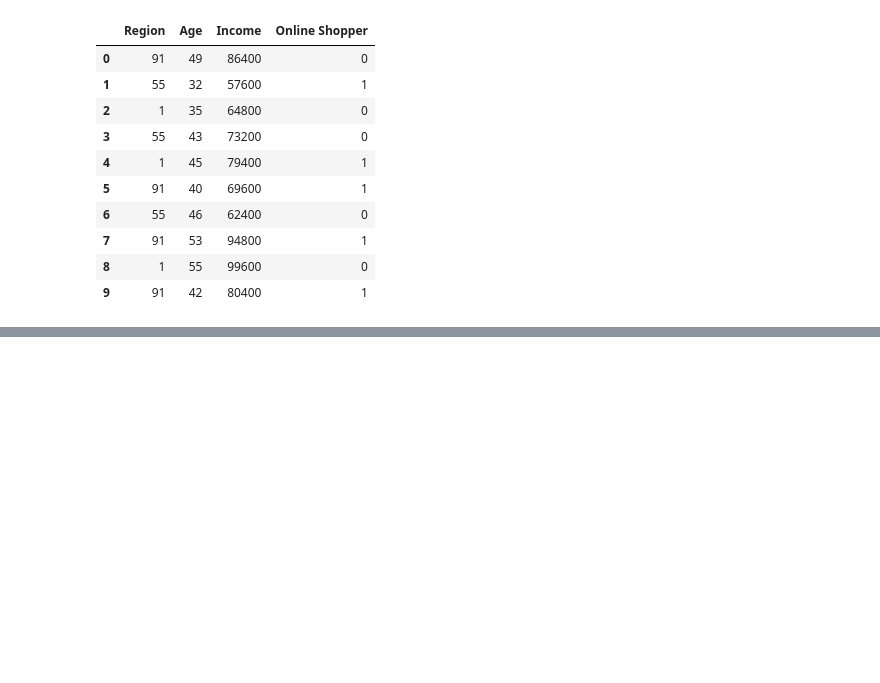
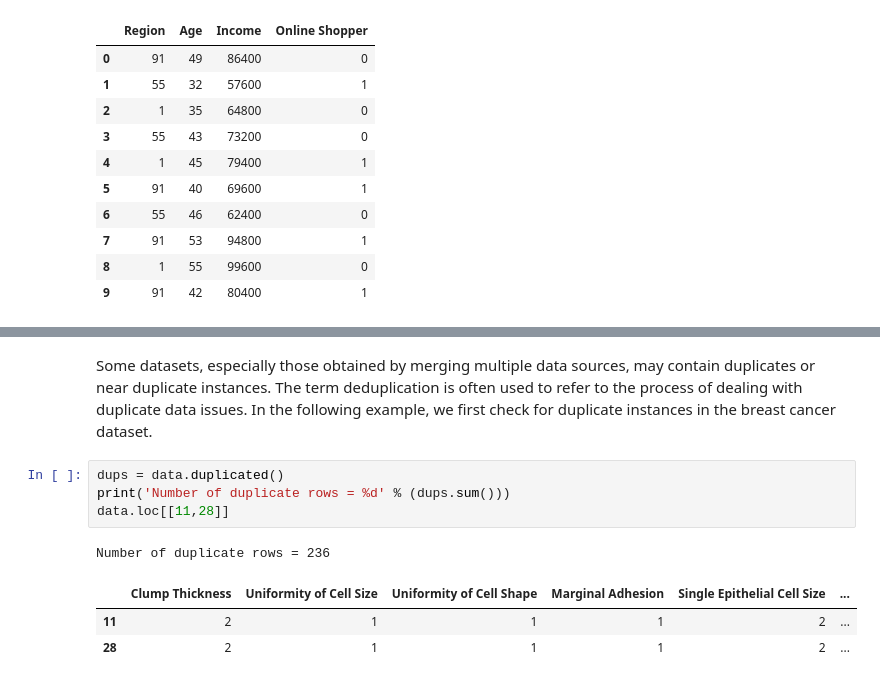
Before and after one commit to sudiptamondal1802/Data-Mining, a Jupyter notebook: Data preprocessing/Data Cleaning.ipynb, the cells around one changed output, grey strips where cells are left out. Saved outputs shown, nothing was run; the diff lists cells and outputs as text; blank space fills up the shorter version.

```diff
--- a/Data preprocessing/Data Cleaning.ipynb
+++ b/Data preprocessing/Data Cleaning.ipynb
@@ -124,0 +251,11 @@ Name: Region, dtype: int64
+# %% [markdown]
+Some datasets, especially those obtained by merging multiple data sources, may contain duplicates or near duplicate instances. The term deduplication is often used to refer to the process of dealing with duplicate data issues. In the following example, we first check for duplicate instances in the breast cancer dataset.
+# %%
+dups = data.duplicated()
+print('Number of duplicate rows = %d' % (dups.sum()))
+data.loc[[11,28]]
+# %% [output]
+Number of duplicate rows = 236
+|  | Clump Thickness | Uniformity of Cell Size | Uniformity of Cell Shape | Marginal Adhesion | Single Epithelial Cell Size | ... |
+| 11 | 2 | 1 | 1 | 1 | 2 | ... |
+| 28 | 2 | 1 | 1 | 1 | 2 | ... |
```
Also changed, not shown: parts of 12 cells of this notebook.
